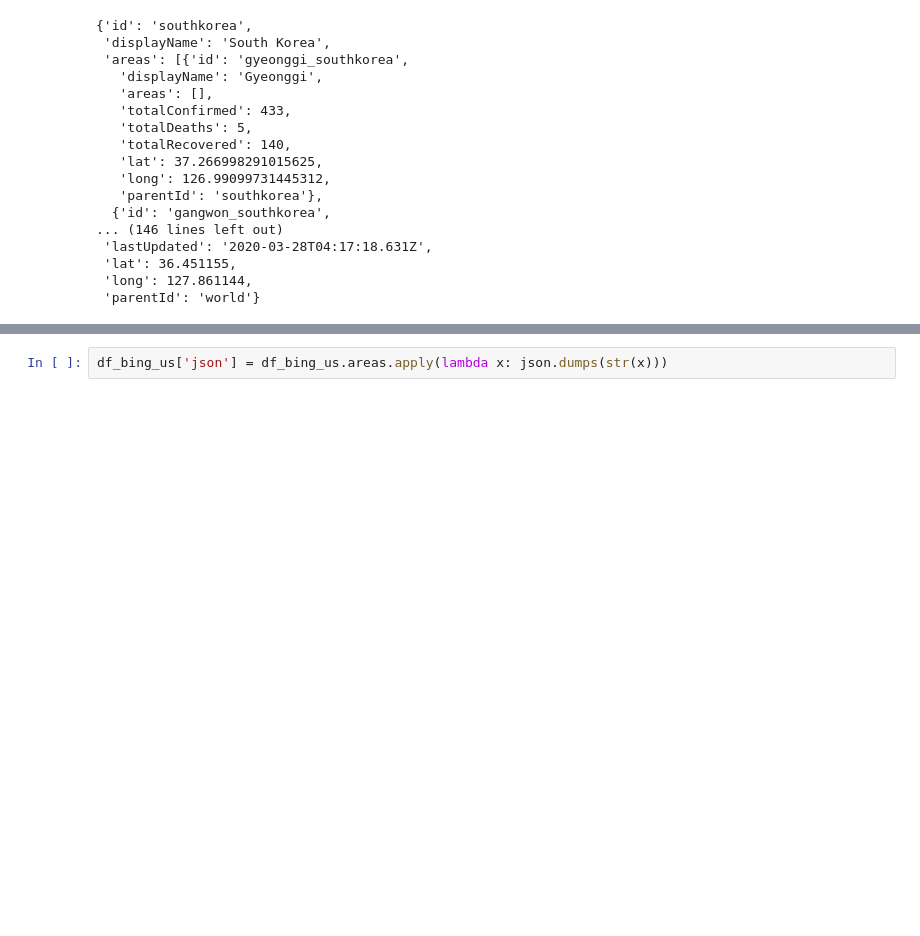
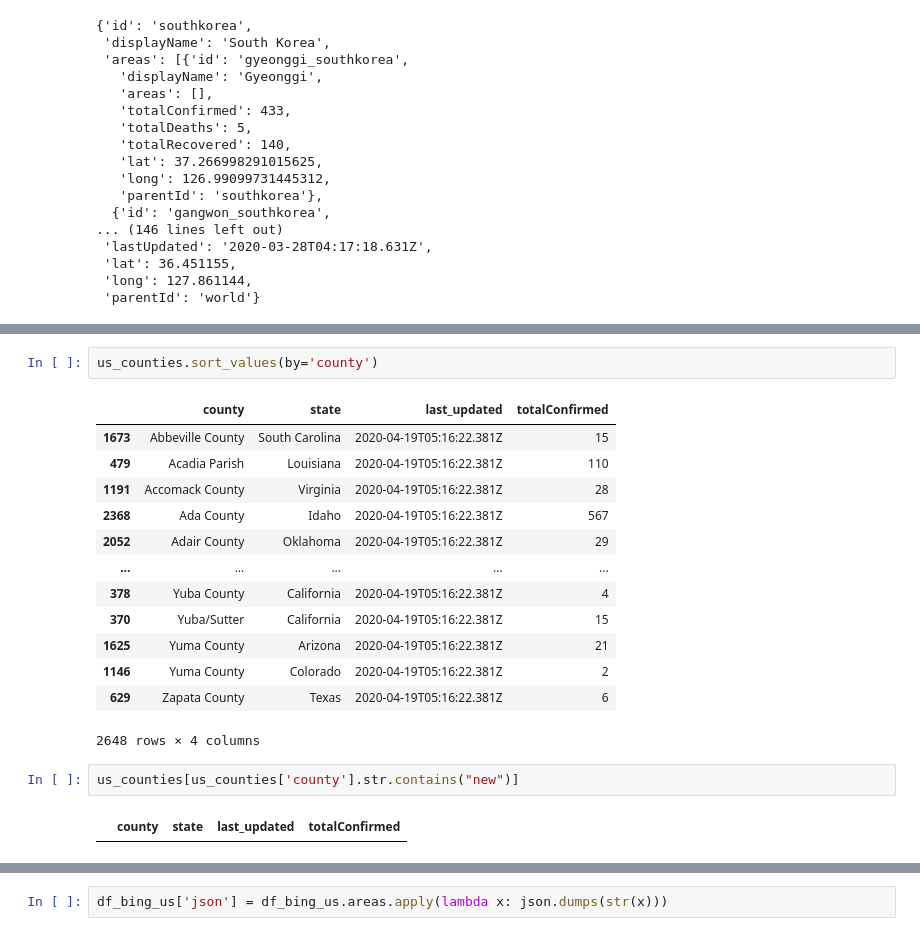
Before and after one commit to yenniejun/covid-texting-service, a Jupyter notebook: covid apis.ipynb, the cells around one changed output, grey strips where cells are left out. Drawn from its saved outputs; the diff is of its cells as text; blank space fills up the shorter version.

```diff
--- a/covid apis.ipynb
+++ b/covid apis.ipynb
@@ -601,0 +749,20 @@ df_bing[df_bing.json.str.contains('unitedstates')].areas.values[0]
+# %%
+us_counties.sort_values(by='county')
+# %% [output]
+|  | county | state | last_updated | totalConfirmed |
+| 1673 | Abbeville County | South Carolina | 2020-04-19T05:16:22.381Z | 15 |
+| 479 | Acadia Parish | Louisiana | 2020-04-19T05:16:22.381Z | 110 |
+| 1191 | Accomack County | Virginia | 2020-04-19T05:16:22.381Z | 28 |
+| 2368 | Ada County | Idaho | 2020-04-19T05:16:22.381Z | 567 |
+| 2052 | Adair County | Oklahoma | 2020-04-19T05:16:22.381Z | 29 |
+| ... | ... | ... | ... | ... |
+| 378 | Yuba County | California | 2020-04-19T05:16:22.381Z | 4 |
+| 370 | Yuba/Sutter | California | 2020-04-19T05:16:22.381Z | 15 |
+| 1625 | Yuma County | Arizona | 2020-04-19T05:16:22.381Z | 21 |
+| 1146 | Yuma County | Colorado | 2020-04-19T05:16:22.381Z | 2 |
+| 629 | Zapata County | Texas | 2020-04-19T05:16:22.381Z | 6 |
+2648 rows × 4 columns
+# %%
+us_counties[us_counties['county'].str.contains("new")]
+# %% [output]
+|  | county | state | last_updated | totalConfirmed |
```
Also changed, not shown: parts of 61 cells of this notebook, 5 other files.
